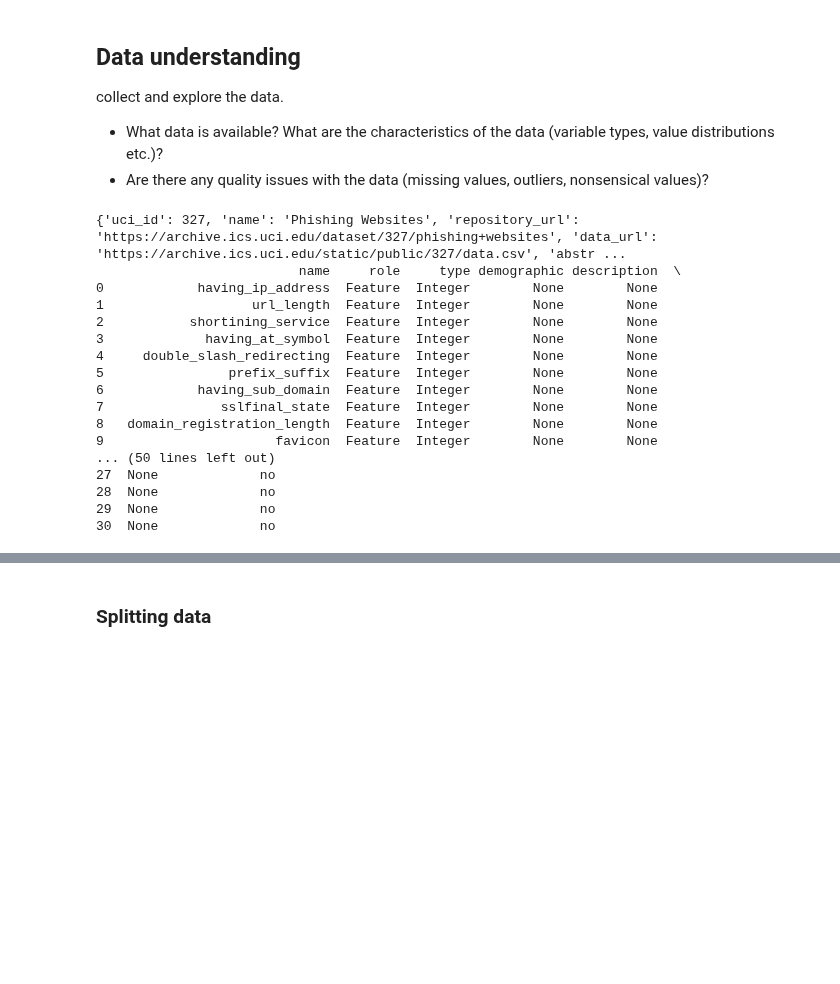
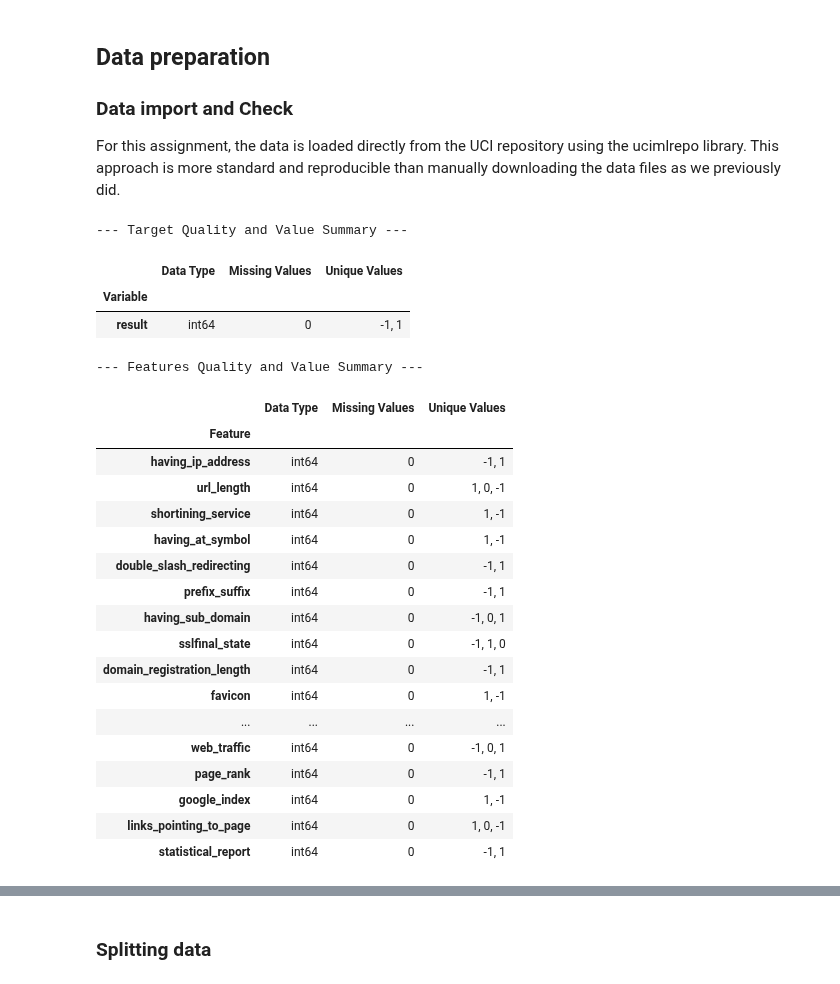
Before and after one commit to Itz-Ezu/DKKO_group6, a Jupyter notebook: dtrees_rforests/DTree_RForest.ipynb, the cells around one changed output, grey strips where cells are left out. Saved outputs shown, nothing was run; the diff lists cells and outputs as text; code cells hidden in the pictures; blank space fills up the shorter version.

```diff
--- a/dtrees_rforests/DTree_RForest.ipynb
+++ b/dtrees_rforests/DTree_RForest.ipynb
@@ -14,39 +59,58 @@ Objectives of this assignment are to make decision trees to build a transparent,
 # %% [markdown]
-## Data understanding
+## Data preparation
 
-collect and explore the data.
-- What data is available? What are the characteristics of the data (variable types, value distributions etc.)?
-- Are there any quality issues with the data (missing values, outliers, nonsensical values)?
+### Data import and Check
+
+For this assignment, the data is loaded directly from the UCI repository using the ucimlrepo library. This approach is more standard and reproducible than manually downloading the data files as we previously did.
 # %%
+import pandas as pd
 from ucimlrepo import fetch_ucirepo
 
-# fetch dataset
+# Fetch dataset from UCI repository
 phishing_websites = fetch_ucirepo(id=327)
 
-# data (as pandas dataframes)
+# Extract features (X) and the target variable (y)
 X = phishing_websites.data.features
 y = phishing_websites.data.targets
 
-# metadata
-print(phishing_websites.metadata)
+# --- Target Variable Summary ---
+print("--- Target Quality and Value Summary ---")
+target_summary_df = pd.DataFrame(y.columns, columns=['Variable']) # Create a summary DataFrame to display data quality checks
+target_summary_df['Data Type'] = y.dtypes.values
+target_summary_df['Missing Values'] = y.isnull().sum().values # Add a column for the count of missing values
+target_summary_df['Unique Values'] = [', '.join(map(str, y[col].unique())) for col in y.columns] # Add a column for the unique values, converting them to strings for consistent display
+target_summary_df.set_index('Variable', inplace=True) # Set the feature name as the index for a clean, transposed view
+display(target_summary_df)
 
-# variable information
-print(phishing_websites.variables)
+# --- Features Summary ---
+print("\n--- Features Quality and Value Summary ---")
+features_summary_df = pd.DataFrame(X.columns, columns=['Feature'])
+features_summary_df['Data Type'] = X.dtypes.values
+features_summary_df['Missing Values'] = X.isnull().sum().values
+features_summary_df['Unique Values'] = [', '.join(map(str, X[col].unique())) for col in X.columns]
+features_summary_df.set_index('Feature', inplace=True)
+display(features_summary_df)
 # %% [output]
-{'uci_id': 327, 'name': 'Phishing Websites', 'repository_url': 'https://archive.ics.uci.edu/dataset/327/phishing+websites', 'data_url': 'https://archive.ics.uci.edu/static/public/327/data.csv', 'abstr ...
-                          name     role     type demographic description  \
-0            having_ip_address  Feature  Integer        None        None
-1                   url_length  Feature  Integer        None        None
-2           shortining_service  Feature  Integer        None        None
-3             having_at_symbol  Feature  Integer        None        None
-4     double_slash_redirecting  Feature  Integer        None        None
-5                prefix_suffix  Feature  Integer        None        None
-6            having_sub_domain  Feature  Integer        None        None
-7               sslfinal_state  Feature  Integer        None        None
-8   domain_registration_length  Feature  Integer        None        None
-9                      favicon  Feature  Integer        None        None
-... (50 lines left out)
-27  None             no
-28  None             no
-29  None             no
-30  None             no
+--- Target Quality and Value Summary ---
+|  | Data Type | Missing Values | Unique Values |
+| Variable |  |  |  |
+| result | int64 | 0 | -1, 1 |
+--- Features Quality and Value Summary ---
+|  | Data Type | Missing Values | Unique Values |
+| Feature |  |  |  |
+| having_ip_address | int64 | 0 | -1, 1 |
+| url_length | int64 | 0 | 1, 0, -1 |
+| shortining_service | int64 | 0 | 1, -1 |
+| having_at_symbol | int64 | 0 | 1, -1 |
+| double_slash_redirecting | int64 | 0 | -1, 1 |
+| prefix_suffix | int64 | 0 | -1, 1 |
+| having_sub_domain | int64 | 0 | -1, 0, 1 |
+| sslfinal_state | int64 | 0 | -1, 1, 0 |
+| domain_registration_length | int64 | 0 | -1, 1 |
+| favicon | int64 | 0 | 1, -1 |
+| ... | ... | ... | ... |
+| web_traffic | int64 | 0 | -1, 0, 1 |
+| page_rank | int64 | 0 | -1, 1 |
+| google_index | int64 | 0 | 1, -1 |
+| links_pointing_to_page | int64 | 0 | 1, 0, -1 |
+| statistical_report | int64 | 0 | -1, 1 |
```
Also changed, not shown: parts of 7 cells of this notebook.
